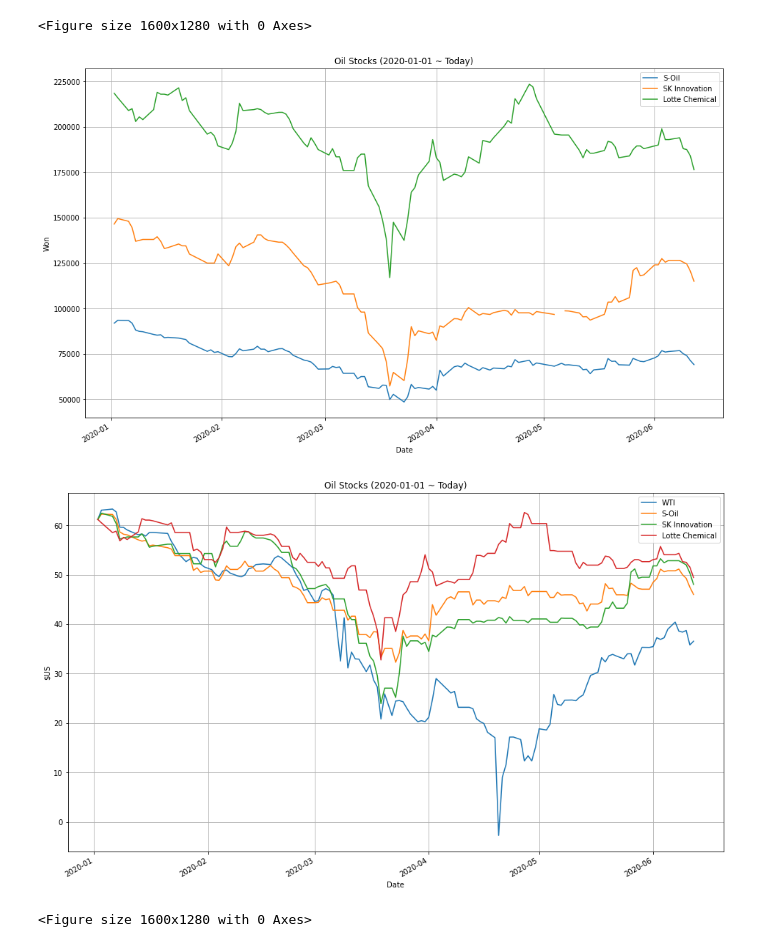
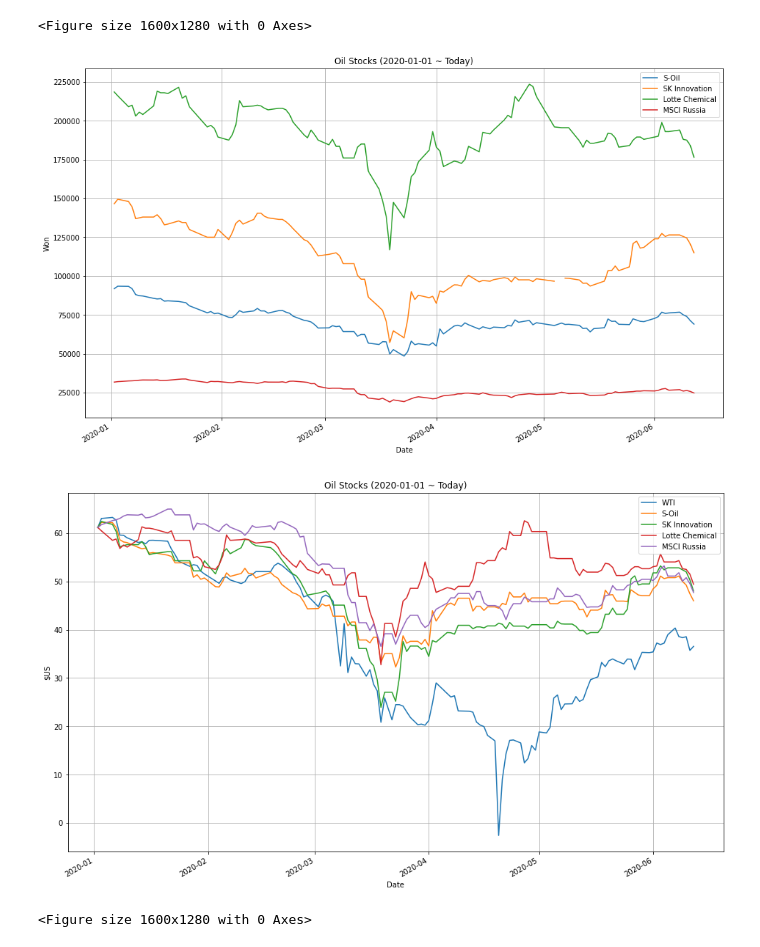
Before and after one commit to MinhoJu/SRT, a Jupyter notebook: WTI.ipynb, the cells around one changed output. Saved outputs shown, nothing was run; the diff lists cells and outputs as text; code cells hidden in the pictures.

```diff
--- a/WTI.ipynb
+++ b/WTI.ipynb
@@ -18,42 +18,42 @@ df_oil = pd.DataFrame()
 start = datetime.datetime(2020, 1, 1)
 end = date.today()
 
-symbols = {'010950.KS':'S-Oil', '096770.KS':'SK Innovation', '011170.KS':'Lotte Chemical'}
+symbols = {'010950.KS':'S-Oil', '096770.KS':'SK Innovation', '011170.KS':'Lotte Chemical', '265690.KS':'MSCI Russia'}
 
 for symbol in symbols:
   oil = pdr.get_data_yahoo(symbol, start=start, end=end)
   df_oil[symbols[symbol]] = oil['Close']
 
 
 # Show plot
 df_oil.plot(grid=True, figsize=(16, 10))
 plt.title('Oil Stocks (2020-01-01 ~ Today)')
 plt.ylabel('Won')
 plt.show()
 
 
 df_wti = pd.DataFrame()
 
 # WTI
 wti_cl = pdr.get_data_yahoo('CL=F', start=start, end=end)
 df_wti['WTI'] = wti_cl['Close']
 
 # df_wti_fund['Close'] = (df_wti_fund['Close']*47.18) / 287.98
 for symbol in symbols:
   oil = pdr.get_data_yahoo(symbol, start=start, end=end)
   df_wti[symbols[symbol]] = (oil['Close']*wti_cl['Close'][0]) / oil['Close'][0]
 
 df_wti.fillna(method='ffill', inplace=True)
 
 # Show plot
 df_wti.plot(grid=True, figsize=(16, 10))
 plt.title('Oil Stocks (2020-01-01 ~ Today)')
 plt.ylabel('$US')
 plt.show()
 # %% [output]
 <Figure size 1600x1280 with 0 Axes>
-[figure, old version]
+[figure, new version]
-[figure, old version]
+[figure, new version]
 # %%
 # Import matplotlib
 from pandas_datareader import data
```
